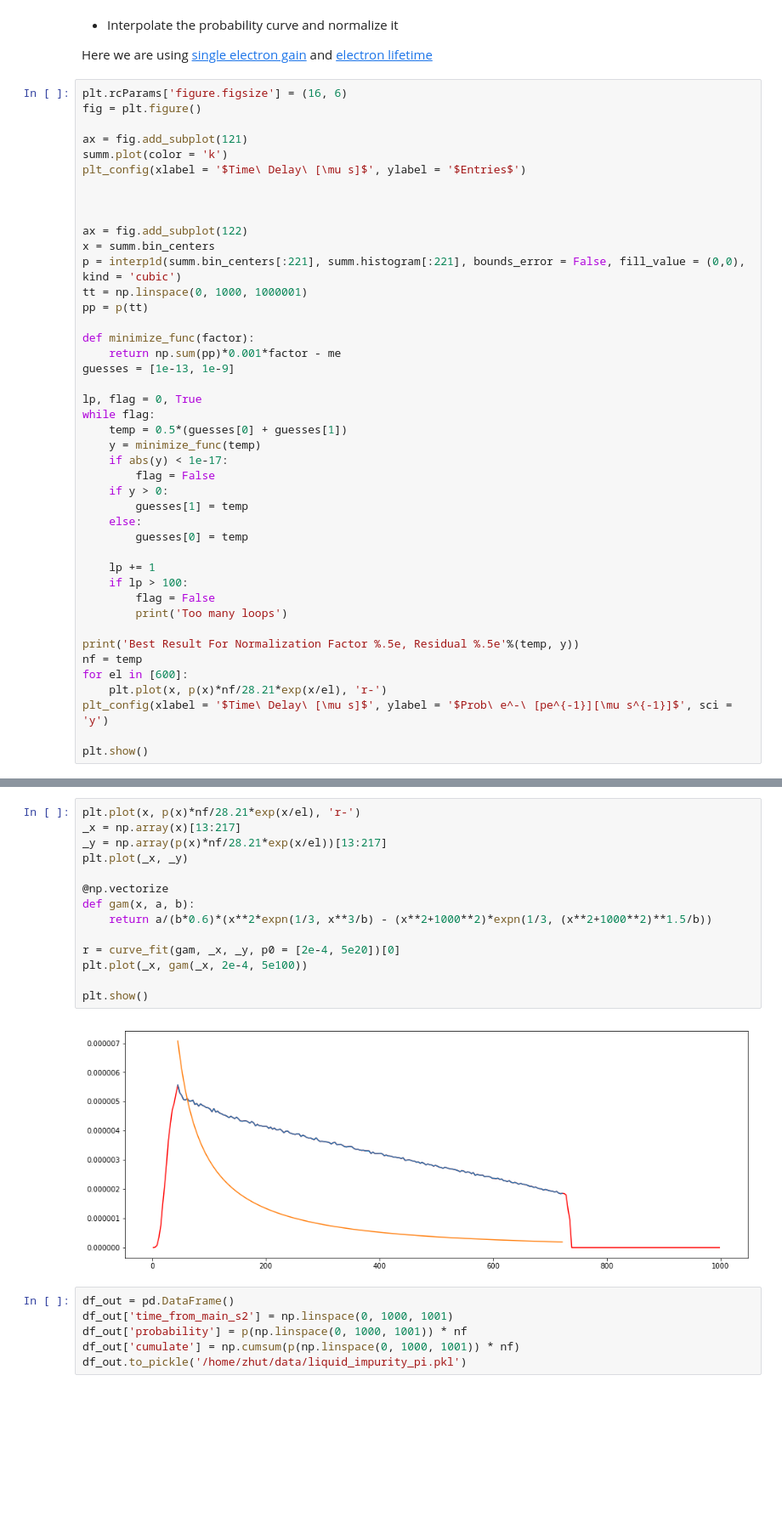
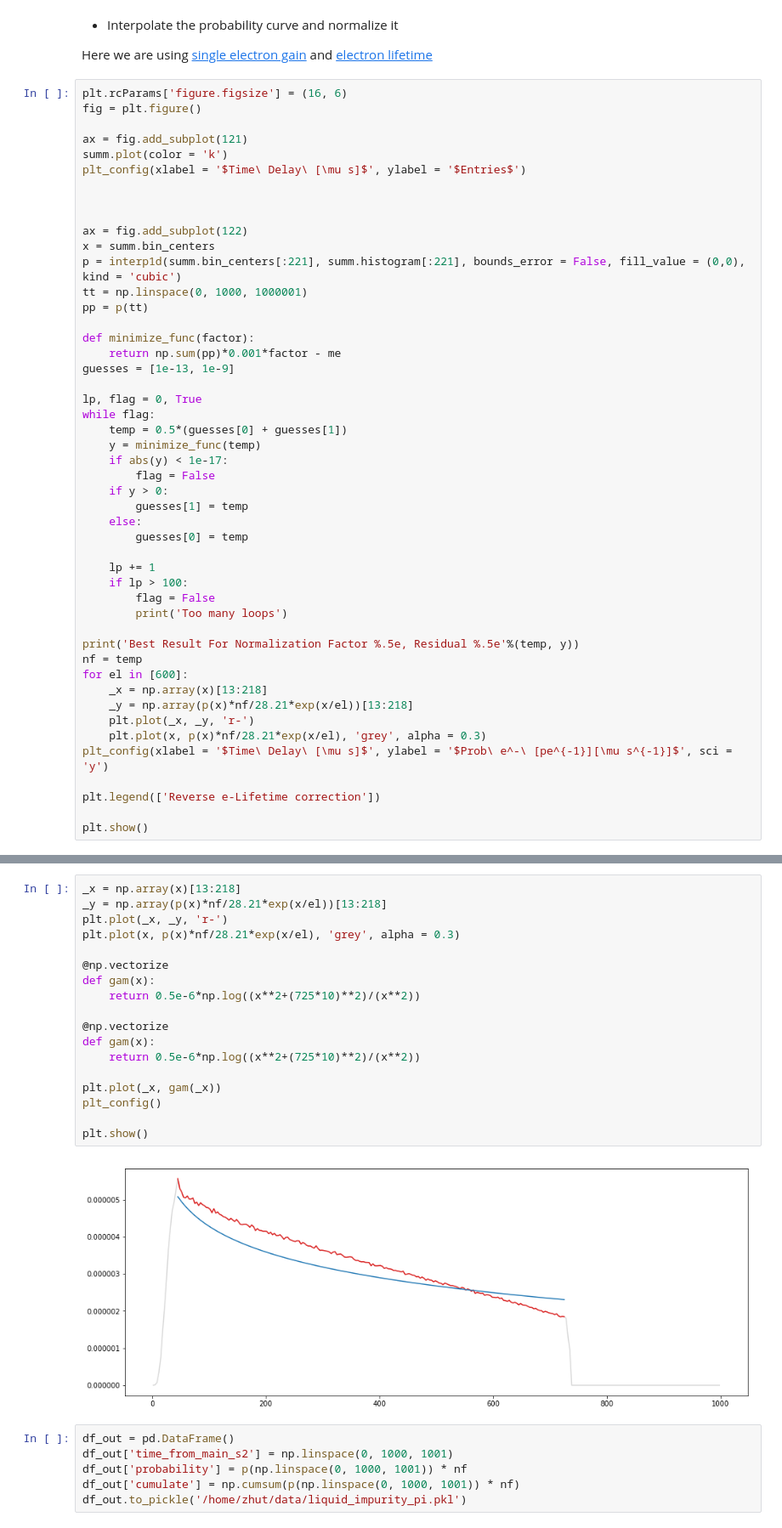
Before and after one commit to zhut19/Cool_Electrons, a Jupyter notebook: lxe_photo_ionization/LxePI.ipynb, the cells around one changed output, grey strips where cells are left out. Shown at 85% size. Cells and saved outputs as stored; diff of their text form; blank space fills up the shorter version.

```diff
--- a/lxe_photo_ionization/LxePI.ipynb
+++ b/lxe_photo_ionization/LxePI.ipynb
@@ -390,9 +390,14 @@ while flag:
 print('Best Result For Normalization Factor %.5e, Residual %.5e'%(temp, y))
 nf = temp
 for el in [600]:
-    plt.plot(x, p(x)*nf/28.21*exp(x/el), 'r-')
+    _x = np.array(x)[13:218]
+    _y = np.array(p(x)*nf/28.21*exp(x/el))[13:218]
+    plt.plot(_x, _y, 'r-')
+    plt.plot(x, p(x)*nf/28.21*exp(x/el), 'grey', alpha = 0.3)
 plt_config(xlabel = '$Time\ Delay\ [\mu s]$', ylabel = '$Prob\ e^-\ [pe^{-1}][\mu s^{-1}]$', sci = 'y')
 
+plt.legend(['Reverse e-Lifetime correction'])
+
 plt.show()
 # %% [output]
 Best Result For Normalization Factor 1.37431e-11, Residual 0.00000e+00
@@ -404,19 +405,23 @@ array([5.27199074e-04, 5.34972687e+19])
 # %%
-plt.plot(x, p(x)*nf/28.21*exp(x/el), 'r-')
-_x = np.array(x)[13:217]
-_y = np.array(p(x)*nf/28.21*exp(x/el))[13:217]
-plt.plot(_x, _y)
+_x = np.array(x)[13:218]
+_y = np.array(p(x)*nf/28.21*exp(x/el))[13:218]
+plt.plot(_x, _y, 'r-')
+plt.plot(x, p(x)*nf/28.21*exp(x/el), 'grey', alpha = 0.3)
 
 @np.vectorize
-def gam(x, a, b):
-    return a/(b*0.6)*(x**2*expn(1/3, x**3/b) - (x**2+1000**2)*expn(1/3, (x**2+1000**2)**1.5/b))
+def gam(x):
+    return 0.5e-6*np.log((x**2+(725*10)**2)/(x**2))
 
-r = curve_fit(gam, _x, _y, p0 = [2e-4, 5e20])[0]
-plt.plot(_x, gam(_x, 2e-4, 5e100))
+@np.vectorize
+def gam(x):
+    return 0.5e-6*np.log((x**2+(725*10)**2)/(x**2))
+
+plt.plot(_x, gam(_x))
+plt_config()
 
 plt.show()
 # %% [output]
-[figure, old version]
+[figure, new version]
 # %%
 df_out = pd.DataFrame()
 df_out['time_from_main_s2'] = np.linspace(0, 1000, 1001)
```
Also changed, not shown: parts of 5 cells of this notebook.
